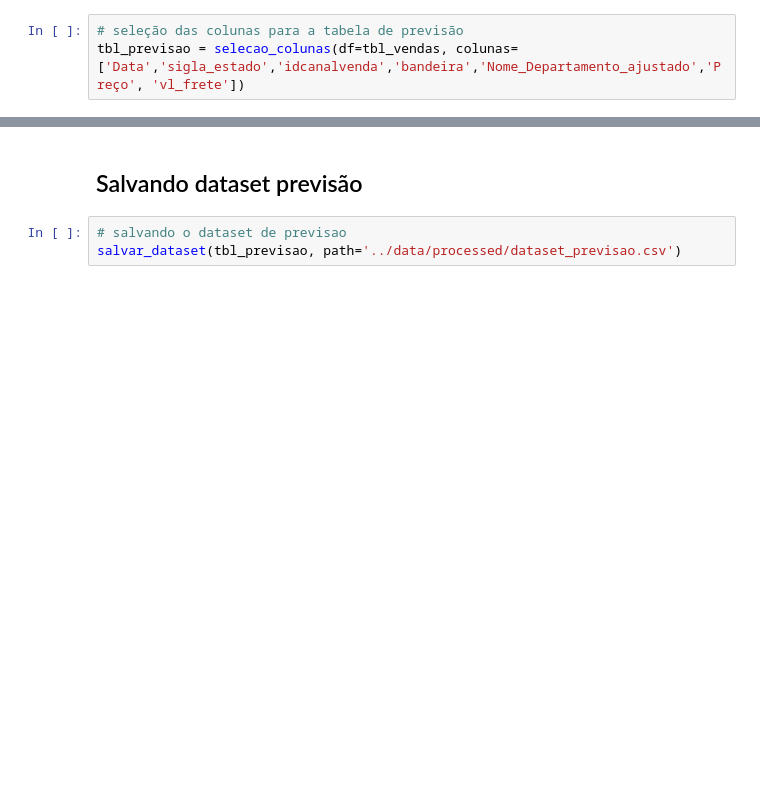
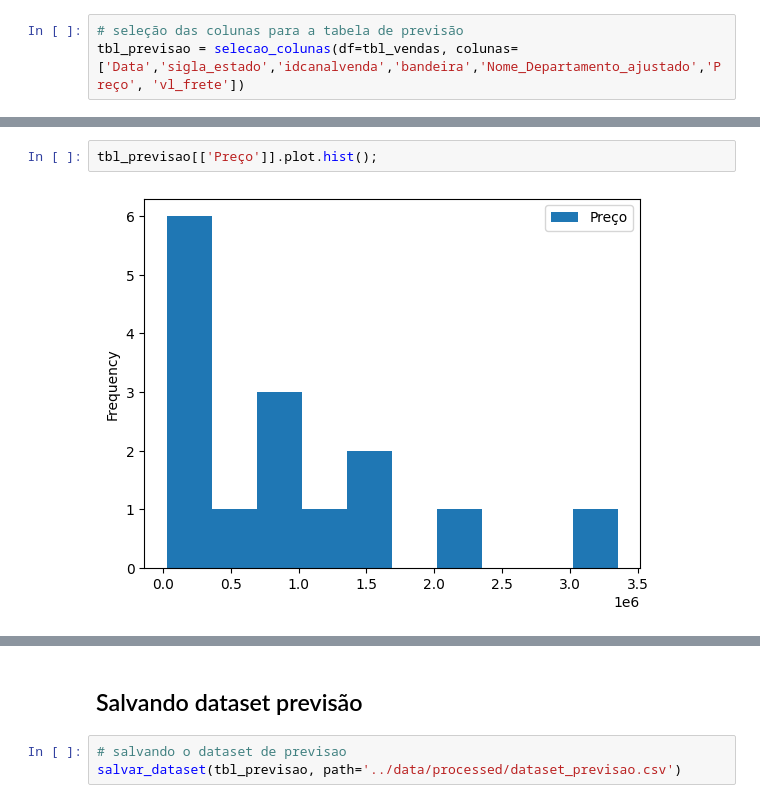
Before and after one commit to ederray/projetos_dnc, a Jupyter notebook: desafio1_modelo_previsao/notebooks/eda.ipynb, the cells around one changed output, grey strips where cells are left out. Cells and saved outputs as stored; diff of their text form; blank space fills up the shorter version.

```diff
--- a/desafio1_modelo_previsao/notebooks/eda.ipynb
+++ b/desafio1_modelo_previsao/notebooks/eda.ipynb
@@ -503,0 +487,4 @@ tbl_previsao.select_dtypes(include='number').apply(np.log1p).apply(scale).hist()
+# %%
+tbl_previsao[['Preço']].plot.hist();
+# %% [output]
+[figure, added]
```
Also changed, not shown: parts of 28 cells of this notebook, 8 other files.
